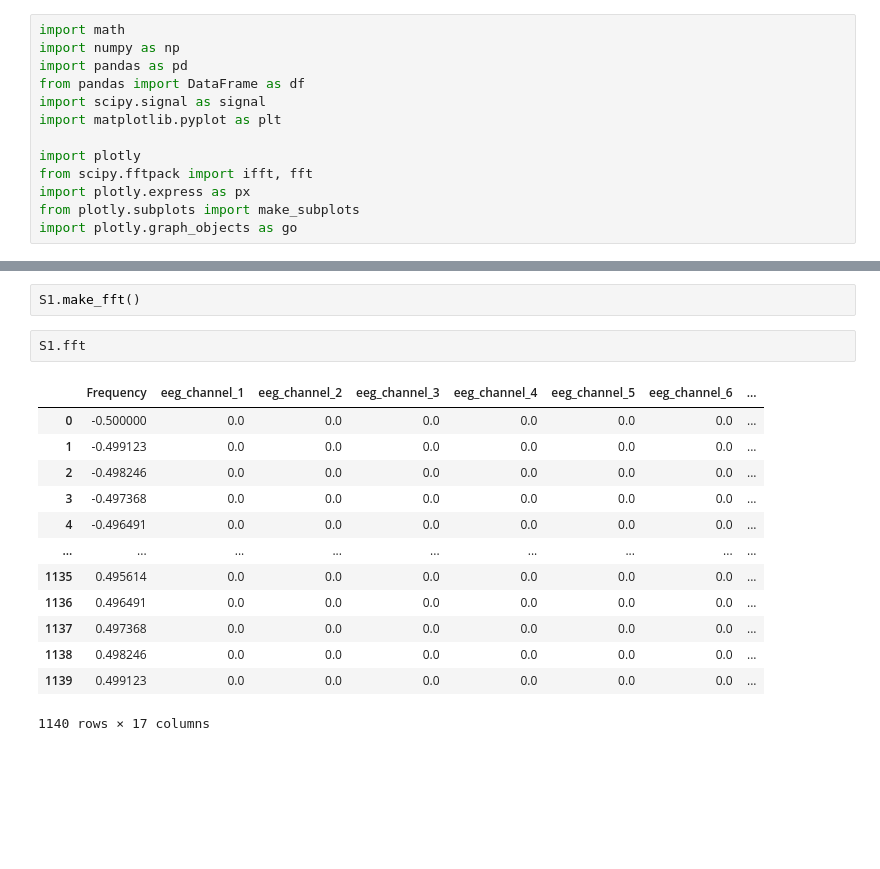
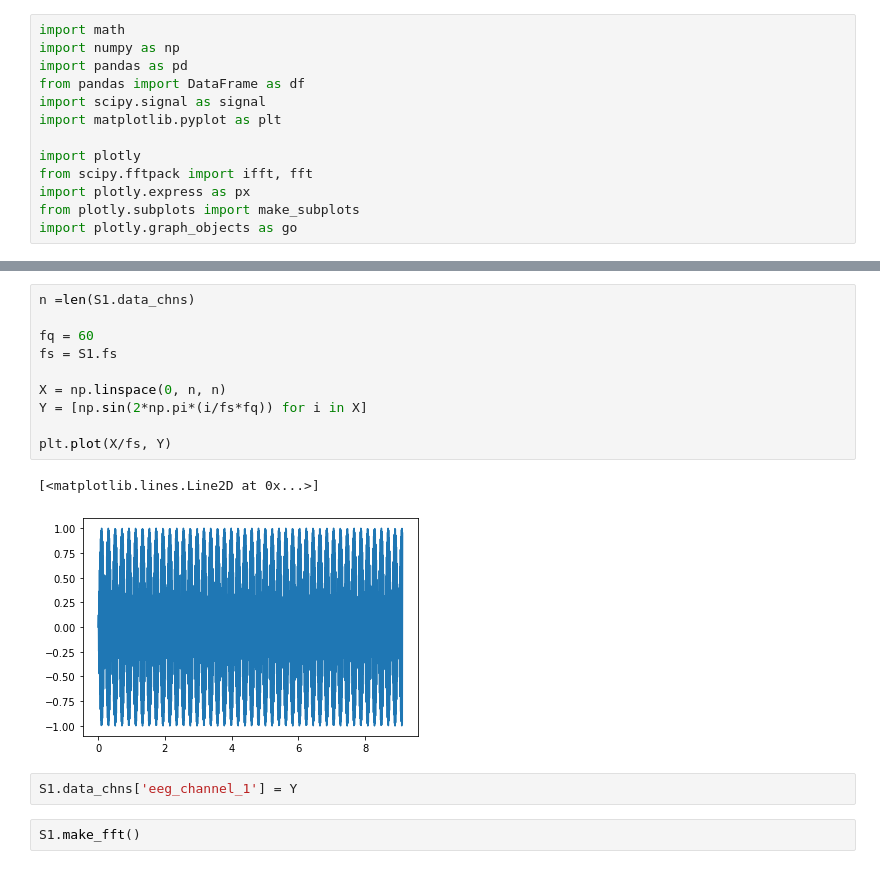
Before and after one commit to nateGeorge/openbci_laryngeal_imagery, a Jupyter notebook: code/testing/EEG_Explorer.ipynb, the cells around one changed output, grey strips where cells are left out. Saved outputs shown, nothing was run; the diff lists cells and outputs as text; blank space fills up the shorter version.

Commit message:
Finished FFT Plotting

```diff
--- a/code/testing/EEG_Explorer.ipynb
+++ b/code/testing/EEG_Explorer.ipynb
@@ -177,18 +239,17 @@ Name: Frequency, Length: 1140, dtype: float64
+# %%
+n =len(S1.data_chns)
+
+fq = 60
+fs = S1.fs
+
+X = np.linspace(0, n, n)
+Y = [np.sin(2*np.pi*(i/fs*fq)) for i in X]
+
+plt.plot(X/fs, Y)
+# %% [output]
+[<matplotlib.lines.Line2D at 0x...>]
+[figure, added]
+# %%
+S1.data_chns['eeg_channel_1'] = Y
 # %%
 S1.make_fft()
-# %%
-S1.fft
-# %% [output]
-|  | Frequency | eeg_channel_1 | eeg_channel_2 | eeg_channel_3 | eeg_channel_4 | eeg_channel_5 | eeg_channel_6 | ... |
-| 0 | -0.500000 | 0.0 | 0.0 | 0.0 | 0.0 | 0.0 | 0.0 | ... |
-| 1 | -0.499123 | 0.0 | 0.0 | 0.0 | 0.0 | 0.0 | 0.0 | ... |
-| 2 | -0.498246 | 0.0 | 0.0 | 0.0 | 0.0 | 0.0 | 0.0 | ... |
-| 3 | -0.497368 | 0.0 | 0.0 | 0.0 | 0.0 | 0.0 | 0.0 | ... |
-| 4 | -0.496491 | 0.0 | 0.0 | 0.0 | 0.0 | 0.0 | 0.0 | ... |
-| ... | ... | ... | ... | ... | ... | ... | ... | ... |
-| 1135 | 0.495614 | 0.0 | 0.0 | 0.0 | 0.0 | 0.0 | 0.0 | ... |
-| 1136 | 0.496491 | 0.0 | 0.0 | 0.0 | 0.0 | 0.0 | 0.0 | ... |
-| 1137 | 0.497368 | 0.0 | 0.0 | 0.0 | 0.0 | 0.0 | 0.0 | ... |
-| 1138 | 0.498246 | 0.0 | 0.0 | 0.0 | 0.0 | 0.0 | 0.0 | ... |
-| 1139 | 0.499123 | 0.0 | 0.0 | 0.0 | 0.0 | 0.0 | 0.0 | ... |
-1140 rows × 17 columns
```
Also changed, not shown: parts of 8 cells of this notebook.
